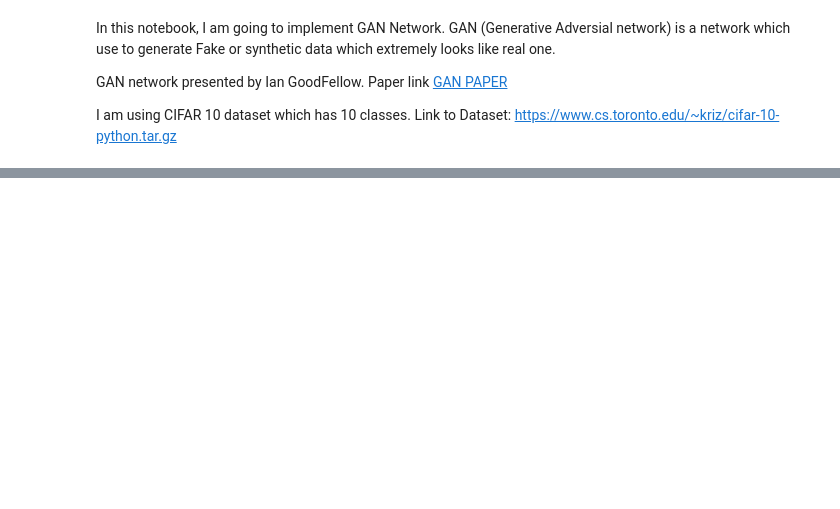
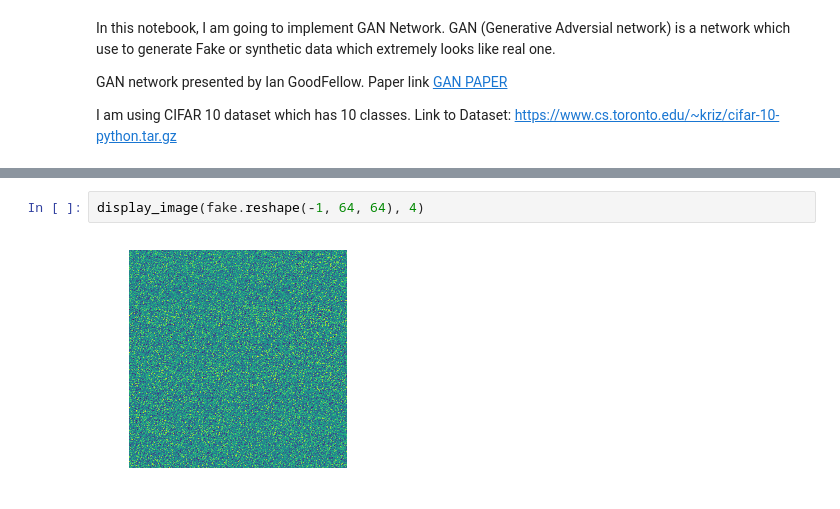
Before and after one commit to ritikjain51/Machine-Learning-Algorithms, a Jupyter notebook: GAN.ipynb, the cells around one changed output, grey strips where cells are left out. Saved outputs shown, nothing was run; the diff lists cells and outputs as text; blank space fills up the shorter version.

```diff
--- a/GAN.ipynb
+++ b/GAN.ipynb
@@ -423,0 +181,4 @@ display_cifar(train_img.reshape(-1, 28, 28), 5)
+# %%
+display_image(fake.reshape(-1, 64, 64), 4)
+# %% [output]
+[figure, added]
```
Also changed, not shown: parts of 59 cells of this notebook, 18 other files.
